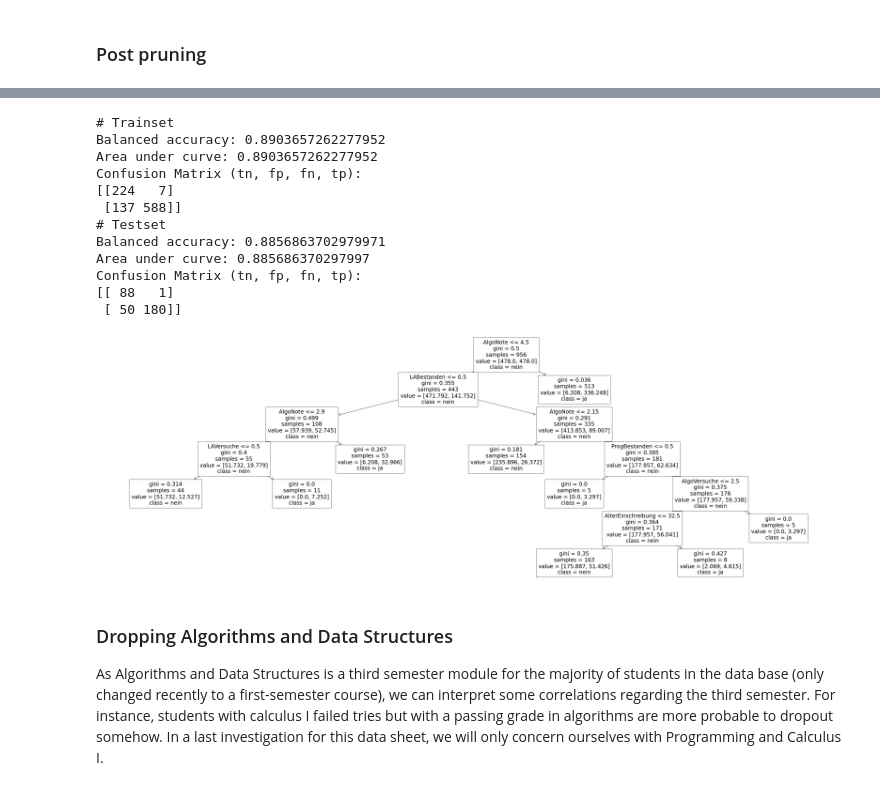
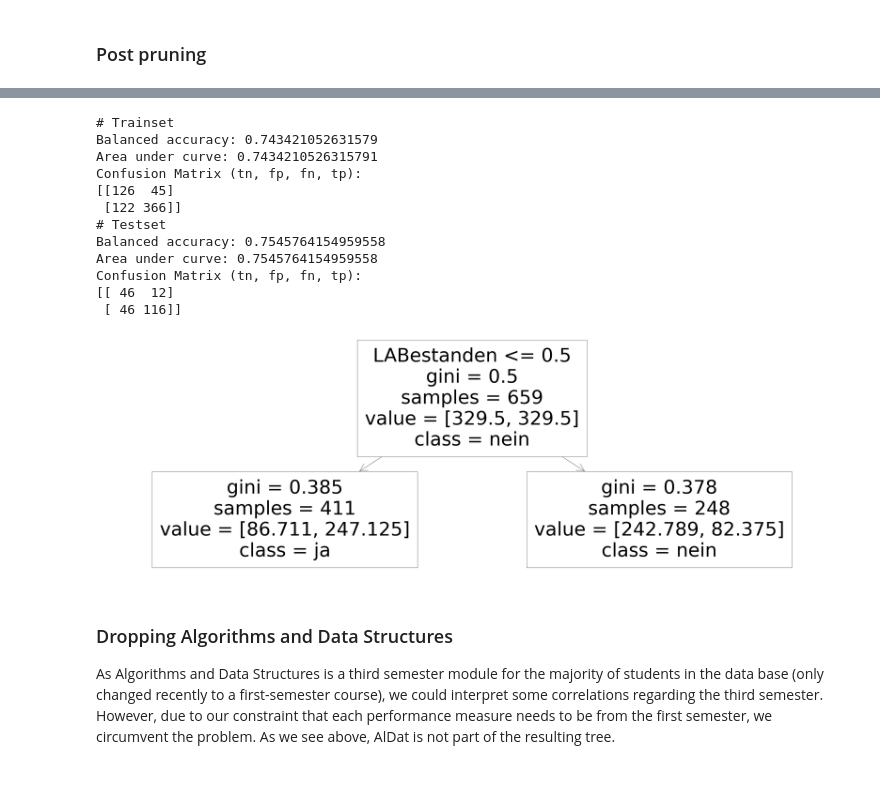
Before and after one commit to hhu-rapp/rapp-tool, a Jupyter notebook: interpretable-model-cs-dropout.ipynb, the cells around one changed output, grey strips where cells are left out. Cells and saved outputs as stored; diff of their text form; code cells hidden in the pictures.

```diff
--- a/interpretable-model-cs-dropout.ipynb
+++ b/interpretable-model-cs-dropout.ipynb
@@ -369,0 +374,11 @@ Text(0, 0.5, 'Balanced Accuracy scores')
+# %%
+selected_ccp = 0.004
+# selected_ccp = 0.0035
+
+clf = DecisionTreeClassifier(random_state=0, class_weight="balanced", min_impurity_decrease=0.001,
+                             ccp_alpha=selected_ccp)
+clf.fit(X_train, y_train)
+
+eval_model(clf)
+plot_tree(clf, feature_names = feature_names, class_names=["nein", "ja"])
+plt.show()
@@ -370,28 +399,28 @@ Text(0, 0.5, 'Balanced Accuracy scores')
 # %%
-selected_ccp = 0.0029
+selected_ccp = 0.01
 
 clf = DecisionTreeClassifier(random_state=0, class_weight="balanced", min_impurity_decrease=0.001,
                              ccp_alpha=selected_ccp)
 clf.fit(X_train, y_train)
 
 eval_model(clf)
 plot_tree(clf, feature_names = feature_names, class_names=["nein", "ja"])
 plt.show()
 # %% [output]
 # Trainset
-Balanced accuracy: 0.8903657262277952
-Area under curve: 0.8903657262277952
+Balanced accuracy: 0.743421052631579
+Area under curve: 0.7434210526315791
 Confusion Matrix (tn, fp, fn, tp):
-[[224   7]
- [137 588]]
+[[126  45]
+ [122 366]]
 # Testset
-Balanced accuracy: 0.8856863702979971
-Area under curve: 0.885686370297997
+Balanced accuracy: 0.7545764154959558
+Area under curve: 0.7545764154959558
 Confusion Matrix (tn, fp, fn, tp):
-[[ 88   1]
- [ 50 180]]
+[[ 46  12]
+ [ 46 116]]
-[figure, old version]
+[figure, new version]
 # %% [markdown]
 ### Dropping Algorithms and Data Structures
 
-As Algorithms and Data Structures is a third semester module for the majority of students in the data base (only changed recently to a first-semester course), we can interpret some correlations regarding the third semester. For instance, students with calculus I failed tries but with a passing grade in algorithms are more probable to dropout somehow. In a last investigation for this data sheet, we will only concern ourselves with Programming and Calculus I.
+As Algorithms and Data Structures is a third semester module for the majority of students in the data base (only changed recently to a first-semester course), we could interpret some correlations regarding the third semester. However, due to our constraint that each performance measure needs to be from the first semester, we circumvent the problem. As we see above, AlDat is not part of the resulting tree.
```
Also changed, not shown: parts of 17 cells of this notebook, 3 other files.
